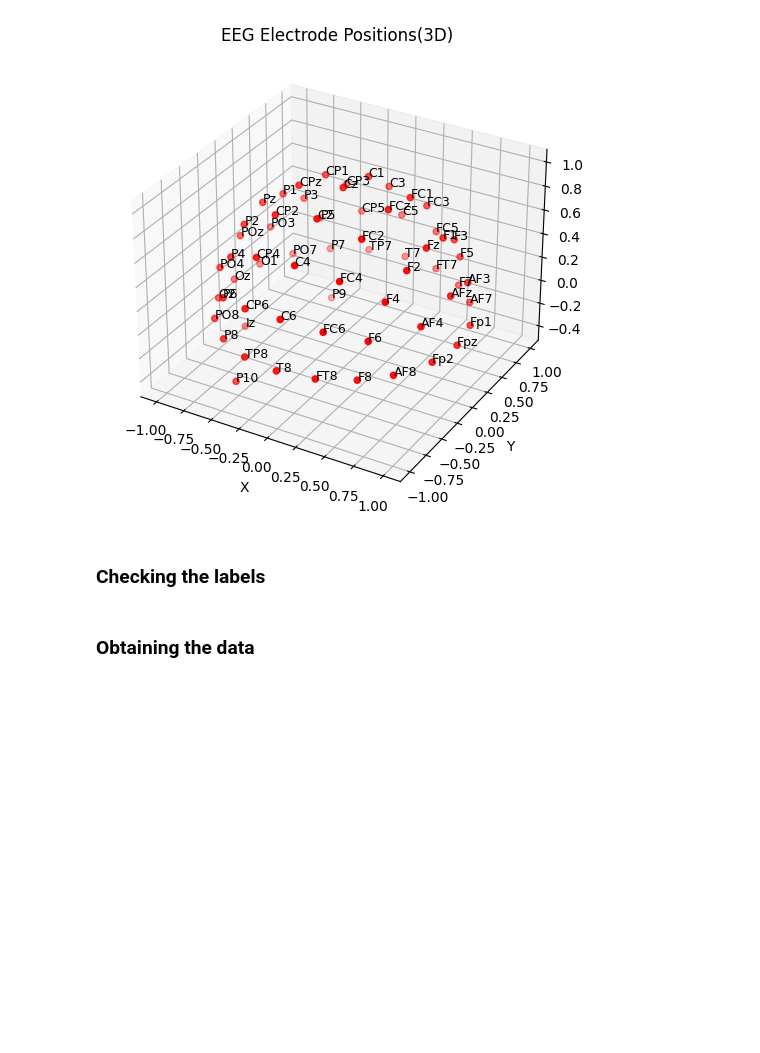
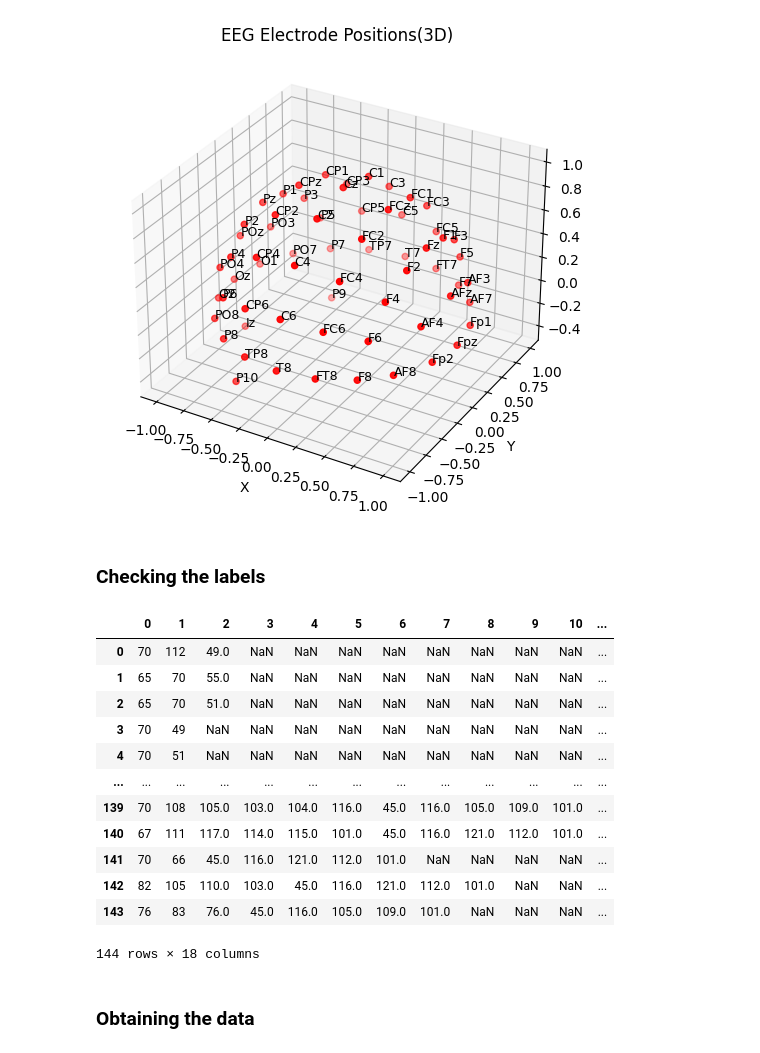
Before and after one commit to Ssalijoshua/Regulation-of-arousal-, a Jupyter notebook: eda-code.ipynb, the cells around one changed output. Drawn from its saved outputs; the diff is of its cells as text; code cells hidden in the pictures; blank space fills up the shorter version.

Commit message:
Kaggle Notebook | EDA_code | Version 13

```diff
--- a/eda-code.ipynb
+++ b/eda-code.ipynb
@@ -11,33 +10,21 @@ import os
 # %% [markdown]
 ### Examining the structures inside the EEG_full
 # %%
-import h5py
+# Load the .mat file
+file_path = "/kaggle/input/arousal/S01_C_OLoop.mat"  # Update with correct path
+mat_data = h5py.File(file_path, 'r')
 
-# Define file paths
-file_path_open = "/kaggle/input/arousal/S01_C_OLoop.mat"  # Open-loop data
-file_path_closed = "/kaggle/input/arousal/S01_F_CL_Sil_50_100.mat"  # Closed-loop data
+# Check if 'actualVariable' exists
+if 'actualVariable' in mat_data:
+    actual_var = mat_data['actualVariable']
+    print("Keys inside actualVariable:", list(actual_var.keys()))
 
-# Load open-loop data
-mat_data_open = h5py.File(file_path_open, 'r')
-mat_data_closed = h5py.File(file_path_closed, 'r')
-
-# Check if 'actualVariable' exists in both files
-if 'actualVariable' in mat_data_open and 'actualVariable' in mat_data_closed:
-    actual_var_open = mat_data_open['actualVariable']
-    actual_var_closed = mat_data_closed['actualVariable']
-
-    print("Keys inside actualVariable (Open Loop):", list(actual_var_open.keys()))
-    print("Keys inside actualVariable (Closed Loop):", list(actual_var_closed.keys()))
-
-    # Check if 'EEG_full' exists
-    if 'EEG_full' in actual_var_open and 'EEG_full' in actual_var_closed:
-        eeg_full_open = actual_var_open['EEG_full']
-        eeg_full_closed = actual_var_closed['EEG_full']
-
-        print("Keys inside EEG_full (Open Loop):", list(eeg_full_open.keys()))
-        print("Keys inside EEG_full (Closed Loop):", list(eeg_full_closed.keys()))
+    # Check if 'EEG_full' exists inside 'actualVariable'
+    if 'EEG_full' in actual_var:
+        eeg_full = actual_var['EEG_full']
+        print("Keys inside EEG_full:", list(eeg_full.keys()))
     else:
-        print("'EEG_full' not found in one or both datasets.")
+        print("'EEG_full' not found inside 'actualVariable'")
 else:
-    print("'actualVariable' not found in one or both datasets.")
+    print("'actualVariable' not found in the dataset")
 # %% [output]
@@ -198,8 +164,22 @@ plt.show()
 # %% [markdown]
 ### Checking the labels
 # %%
-# labels = extract_data(eeg_full['chanlocs']['labels'])
-# pd.DataFrame(labels)
+labels = extract_data(eeg_full['chanlocs']['labels'])
+pd.DataFrame(labels)
+# %% [output]
+|  | 0 | 1 | 2 | 3 | 4 | 5 | 6 | 7 | 8 | 9 | 10 | ... |
+| 0 | 70 | 112 | 49.0 | NaN | NaN | NaN | NaN | NaN | NaN | NaN | NaN | ... |
+| 1 | 65 | 70 | 55.0 | NaN | NaN | NaN | NaN | NaN | NaN | NaN | NaN | ... |
+| 2 | 65 | 70 | 51.0 | NaN | NaN | NaN | NaN | NaN | NaN | NaN | NaN | ... |
+| 3 | 70 | 49 | NaN | NaN | NaN | NaN | NaN | NaN | NaN | NaN | NaN | ... |
+| 4 | 70 | 51 | NaN | NaN | NaN | NaN | NaN | NaN | NaN | NaN | NaN | ... |
+| ... | ... | ... | ... | ... | ... | ... | ... | ... | ... | ... | ... | ... |
+| 139 | 70 | 108 | 105.0 | 103.0 | 104.0 | 116.0 | 45.0 | 116.0 | 105.0 | 109.0 | 101.0 | ... |
+| 140 | 67 | 111 | 117.0 | 114.0 | 115.0 | 101.0 | 45.0 | 116.0 | 121.0 | 112.0 | 101.0 | ... |
+| 141 | 70 | 66 | 45.0 | 116.0 | 121.0 | 112.0 | 101.0 | NaN | NaN | NaN | NaN | ... |
+| 142 | 82 | 105 | 110.0 | 103.0 | 45.0 | 116.0 | 121.0 | 112.0 | 101.0 | NaN | NaN | ... |
+| 143 | 76 | 83 | 76.0 | 45.0 | 116.0 | 105.0 | 109.0 | 101.0 | NaN | NaN | NaN | ... |
+144 rows × 18 columns
 # %% [markdown]
 ### Obtaining the data
 # %%
```
Also changed, not shown: parts of 31 cells of this notebook.
